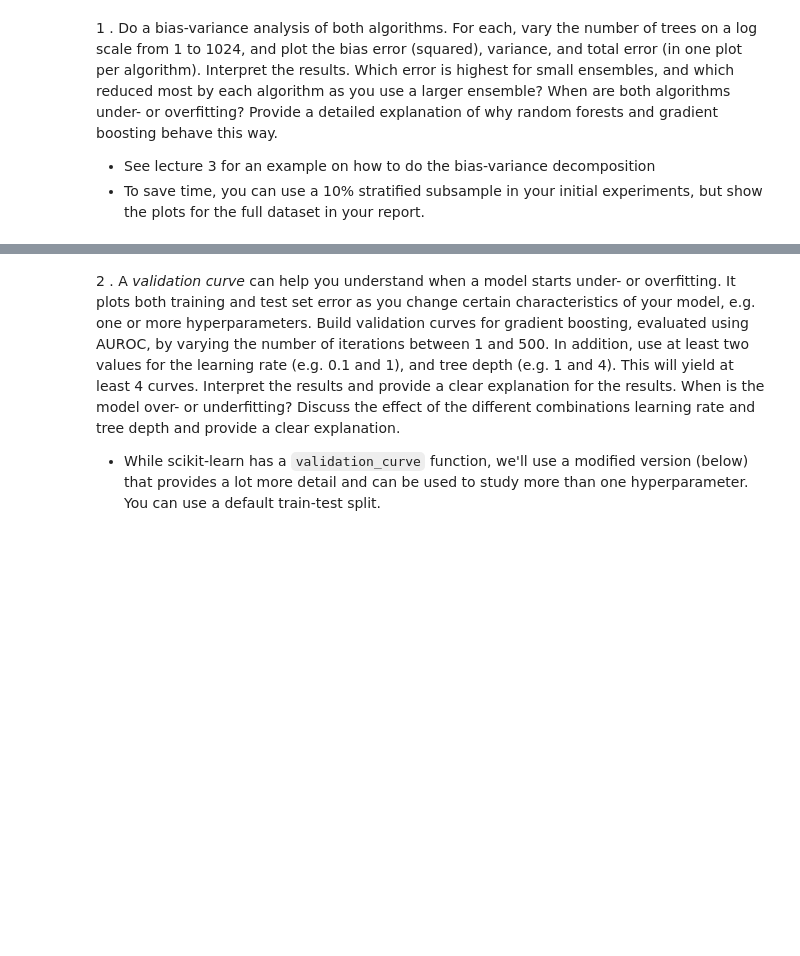
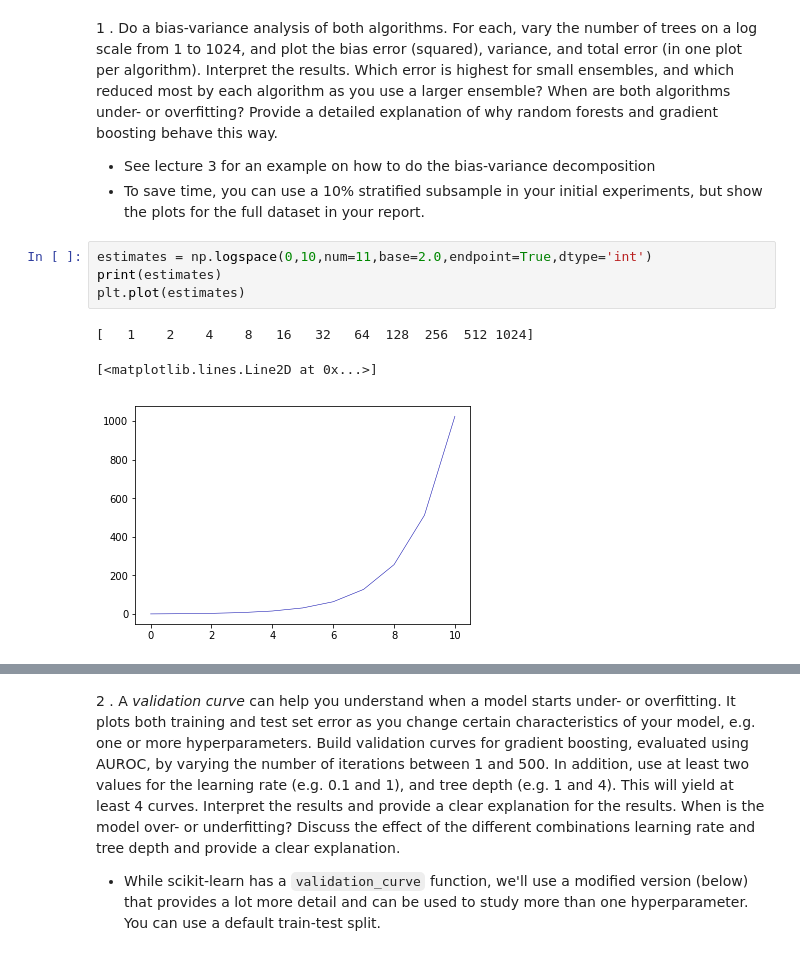
Before and after one commit to romanovar/ML, a Jupyter notebook: Assignment 1.ipynb, the cells around one changed output, grey strips where cells are left out. Cells and saved outputs as stored; diff of their text form; blank space fills up the shorter version.

```diff
--- a/Assignment 1.ipynb
+++ b/Assignment 1.ipynb
@@ -726,3 +729,11 @@ pd.DataFrame(y).plot(figsize=(20,1));
 1 . Do a bias-variance analysis of both algorithms. For each, vary the number of trees on a log scale from 1 to 1024, and plot the bias error (squared), variance, and total error (in one plot per algorithm). Interpret the results. Which error is highest for small ensembles, and which reduced most by each algorithm as you use a larger ensemble? When are both algorithms under- or overfitting? Provide a detailed explanation of why random forests and gradient boosting behave this way.
 - See lecture 3 for an example on how to do the bias-variance decomposition
 - To save time, you can use a 10% stratified subsample in your initial experiments, but show the plots for the full dataset in your report.
+# %%
+estimates = np.logspace(0,10,num=11,base=2.0,endpoint=True,dtype='int')
+print(estimates)
+plt.plot(estimates)
+# %% [output]
+[   1    2    4    8   16   32   64  128  256  512 1024]
+[<matplotlib.lines.Line2D at 0x...>]
+[figure, added]
```
Also changed, not shown: parts of 5 cells of this notebook.
